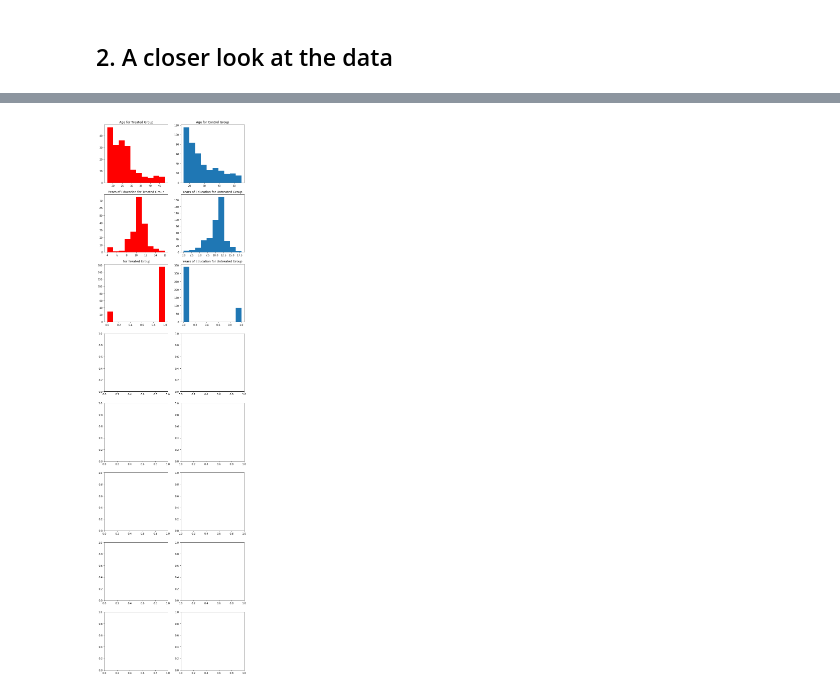
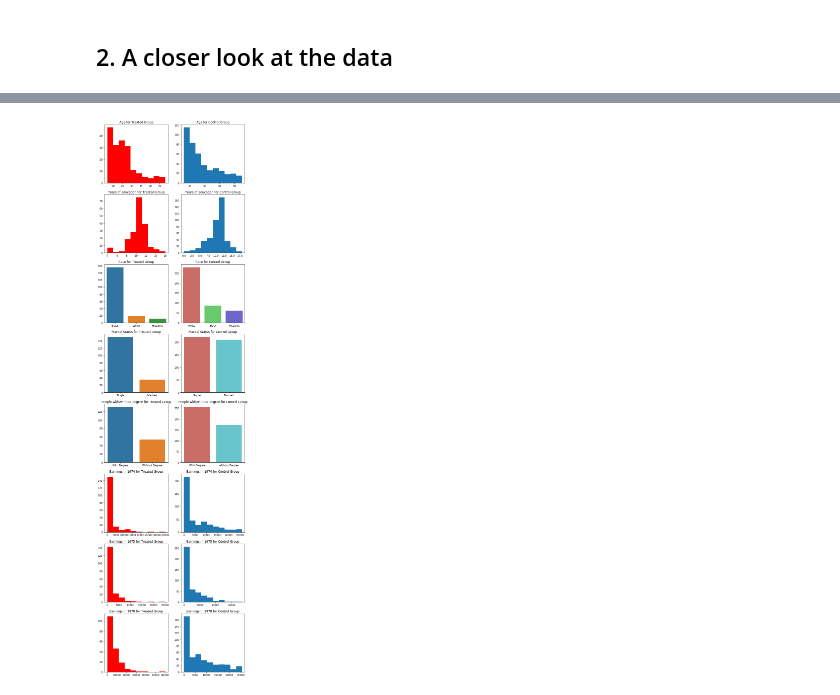
Before and after one commit to Amaumaury/ada-2017, a Jupyter notebook: 04 - Applied ML/Homework 4 George.ipynb, the cells around one changed output, grey strips where cells are left out. Drawn from its saved outputs; the diff is of its cells as text; code cells hidden in the pictures.

```diff
--- a/04 - Applied ML/Homework 4 George.ipynb
+++ b/04 - Applied ML/Homework 4 George.ipynb
@@ -187,0 +185,10 @@ la['Race'] = np.zeros(len(la))
+# %%
+for i in range(len(la)):
+    if  la['black'][i]==1:
+        la['Race'][i]='Black'
+    else:
+        if la['hispan'][i]==1:
+            la['Race'][i]='Hispanic'
+        else:
+            la['Race'][i] = 'White'
+la
@@ -193,40 +254,104 @@ y = np.array(la[la['treat']==0]['age'])
 
 ay = plt.subplot(8, 2, 1)
 ay.set_title('Age for Treated Group')
 plt.hist(x, color = 'red')
 
 ay = plt.subplot(8, 2, 2)
 ay.set_title('Age for Control Group')
 plt.hist(y)
 
 
 
-
-
 x  = np.array(la[la['treat']==1]['educ'])
 y = np.array(la[la['treat']==0]['educ'])
 
 ay = plt.subplot(8, 2, 3)
 ay.set_title('Years of Education for Treated Group')
 plt.hist(x, color = 'red')
 
 ay = plt.subplot(8, 2, 4)
-ay.set_title('Years of Education for Untreated Group')
+ay.set_title('Years of Education for Control Group')
+plt.hist(y)
+
+
+ay = plt.subplot(8,2,5)
+ay.set_title('Race for Treated Group')
+x=la[la['treat']==1]['Race'].value_counts().keys().values
+y=la[la['treat']==1]['Race'].value_counts().values
+sns.barplot(x,y)
+
+
+ay = plt.subplot(8,2,6)
+ay.set_title('Race for Control Group')
+x=la[la['treat']==0]['Race'].value_counts().keys().values
+y=la[la['treat']==0]['Race'].value_counts().values
+sns.barplot(x,y,palette = 'hls')
+
+
+ay = plt.subplot(8,2,7)
+ay.set_title('Marital Status for Treated Group')
+x=['Single','Married']
+y=la[la['treat']==1]['married'].value_counts().values
+sns.barplot(x,y)
+
+
+ay = plt.subplot(8,2,8)
+ay.set_title('Marital Status for Control Group')
+x=['Single', 'Married']
+y=la[la['treat']==0]['married'].value_counts().values
+sns.barplot(x,y, palette = 'hls')
+
+
+
+ay = plt.subplot(8,2,9)
+ay.set_title('People with/without degree for Treated Group')
+x=['With Degree', 'Without Degree']
+y=la[la['treat']==1]['nodegree'].value_counts().values
+sns.barplot(x,y)
+
+
+ay = plt.subplot(8,2,10)
+ay.set_title('People with/without degree for Control Group')
+x=['With Degree', 'Without Degree']
+y=la[la['treat']==0]['nodegree'].value_counts().values
+sns.barplot(x,y, palette = 'hls')
+
+
+x  = np.array(la[la['treat']==1]['re74'])
+y = np.array(la[la['treat']==0]['re74'])
+
+ay = plt.subplot(8, 2, 11)
+ay.set_title('Earnings in 1974 for Treated Group')
+plt.hist(x, color = 'red')
+
+ay = plt.subplot(8, 2, 12)
+ay.set_title('Earnings in 1974 for Control Group')
 plt.hist(y)
 
 
 
-x  = np.array(la[la['treat']==1]['black'])
-y = np.array(la[la['treat']==0]['black'])
+x  = np.array(la[la['treat']==1]['re75'])
+y = np.array(la[la['treat']==0]['re75'])
 
-ay = plt.subplot(8, 2, 5)
-ay.set_title(' for Treated Group')
+ay = plt.subplot(8, 2, 13)
+ay.set_title('Earnings in 1975 for Treated Group')
 plt.hist(x, color = 'red')
 
-ay = plt.subplot(8, 2, 6)
-ay.set_title('Years of Education for Untreated Group')
+ay = plt.subplot(8, 2, 14)
+ay.set_title('Earnings in 1975 for Control Group')
+plt.hist(y)
+
+x  = np.array(la[la['treat']==1]['re78'])
+y = np.array(la[la['treat']==0]['re78'])
+
+ay = plt.subplot(8, 2, 15)
+ay.set_title('Earnings in 1978 for Treated Group')
+plt.hist(x, color = 'red')
+
+ay = plt.subplot(8, 2, 16)
+ay.set_title('Earnings in 1978 for Control Group')
 plt.hist(y)
 
 plt.show()
 # %% [output]
-[figure, old version]
+[figure, new version]
```
Also changed, not shown: parts of 3 cells of this notebook.
